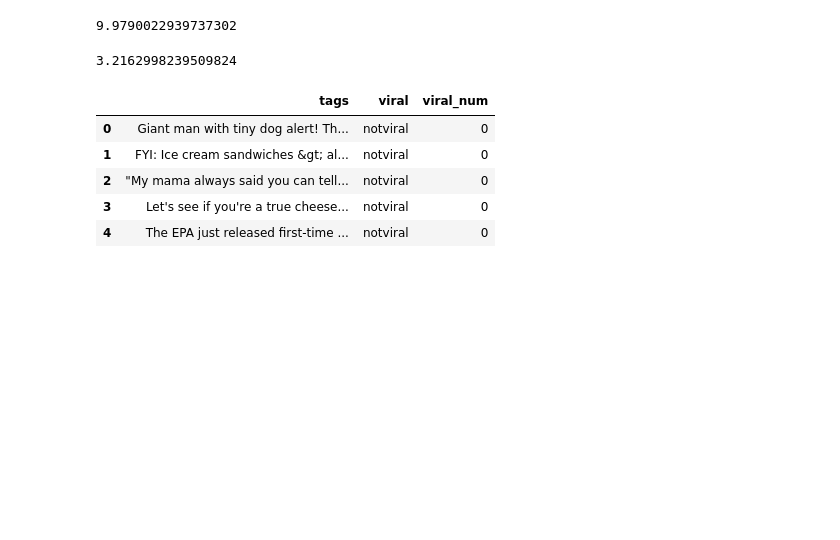
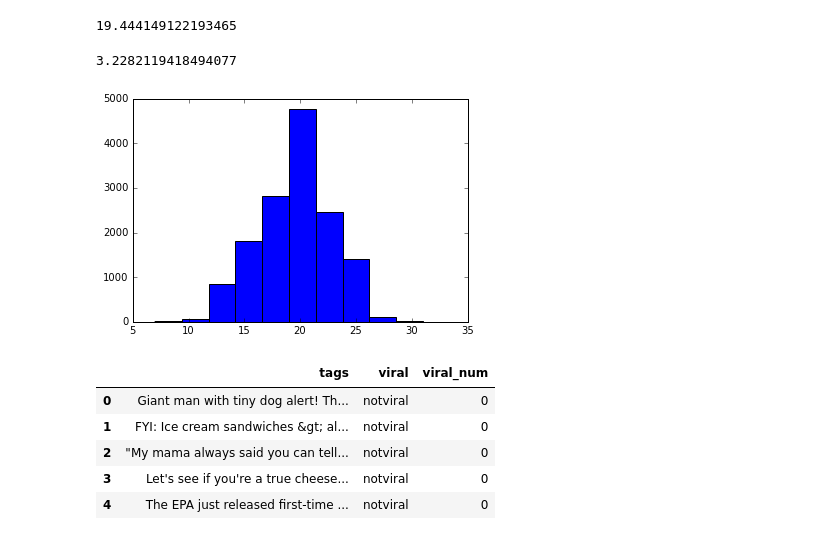
Before and after one commit to georgetown-analytics/team-buzzfeed, a Jupyter notebook: anurag-modeling/buzzmodel.ipynb, the cells around one changed output. Saved outputs shown, nothing was run; the diff lists cells and outputs as text; code cells hidden in the pictures; blank space fills up the shorter version.

```diff
--- a/anurag-modeling/buzzmodel.ipynb
+++ b/anurag-modeling/buzzmodel.ipynb
@@ -11,11 +13,10 @@ import numpy as np
 import pandas as pd
 import matplotlib.pyplot as plt
 # %%
-df = pd.DataFrame()
 df = pd.read_csv('may_june_july.csv', delimiter="|")
 # %%
 # Combine all text
-df['tags'] = df['descr'] + " " + df["title"] + " " + df["cat"]+ " " + df["primary_kw"]+ " " + df["tags"] + " " + df["cat"]
+df['tags'] = df['descr'] + " " + df["title"] + " " + df["cat"]+ " " + df["primary_kw"]+ " " + df["tags"]
 # Drop unneeded columns
 df.drop('id', axis=1, inplace=True)
 df.drop('pull_cc', axis=1, inplace=True)
@@ -25,3 +26,5 @@ df.drop('descr', axis=1, inplace=True)
 df.drop('title', axis=1, inplace=True)
 df.drop('primary_kw', axis=1, inplace=True)
 df.drop('cat', axis=1, inplace=True)
+
+df.head()
@@ -29,7 +39,7 @@ df.drop('cat', axis=1, inplace=True)
 # NORMALIZE TO LOG DISTRIBUTION
 # Compute Log (freq*impressions/1000)
 # Add log column
-df['Log'] = df['freq']*df['impressions']/1000
+df['Log'] = df['freq']*df['impressions']
 
 for i, row in df.iterrows():
     cv = math.log(df.iloc[i,3],2)
@@ -38,3 +48,4 @@ for i, row in df.iterrows():
 # Drop unneeded column
 df.drop('freq', axis=1, inplace=True)
 df.drop('impressions', axis=1, inplace=True)
+df.head()
@@ -42,15 +60,17 @@ df.drop('impressions', axis=1, inplace=True)
 data_mean = df["Log"].mean()
 data_mean
 # %% [output]
-9.9790022939737302
+19.444149122193465
 # %%
 data_std = df["Log"].std()
 data_std
 # %% [output]
-3.2162998239509824
+3.2282119418494077
 # %%
-#plt.hist(df["Log"])
-#plt.show()
+plt.hist(df["Log"])
+plt.show()
+# %% [output]
+[figure, added]
 # %%
 # Virality defined as -1 sigma from mean
 df['viral'] = np.where(df['Log']<data_mean-data_std, 'notviral', 'viral')
```
Also changed, not shown: parts of 31 cells of this notebook, 1 other file.
